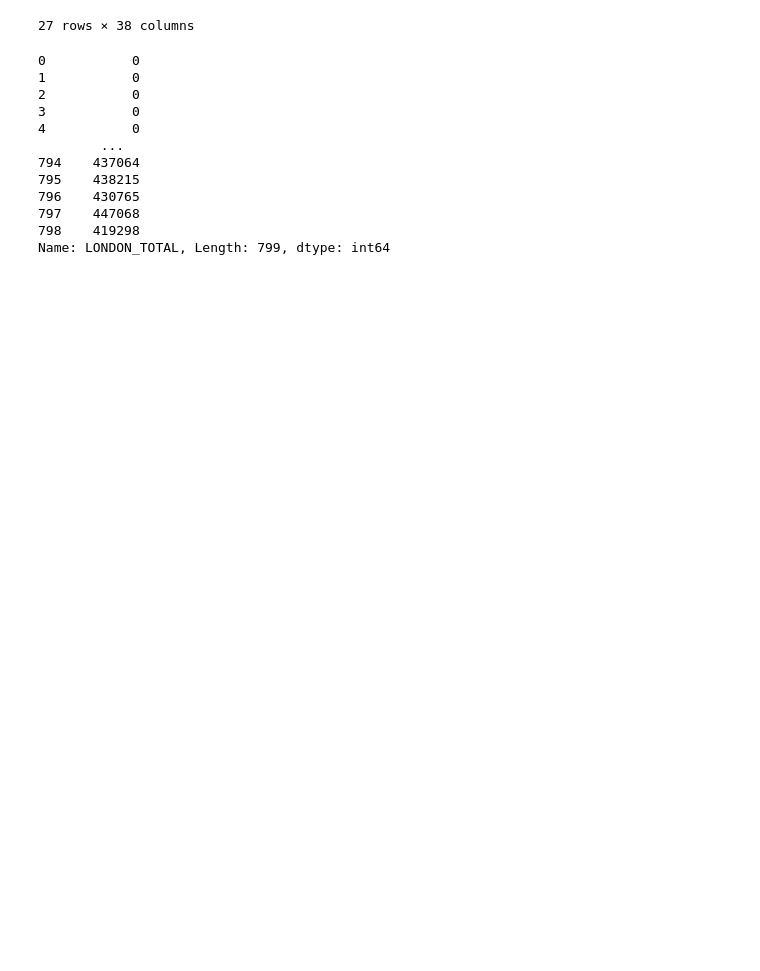
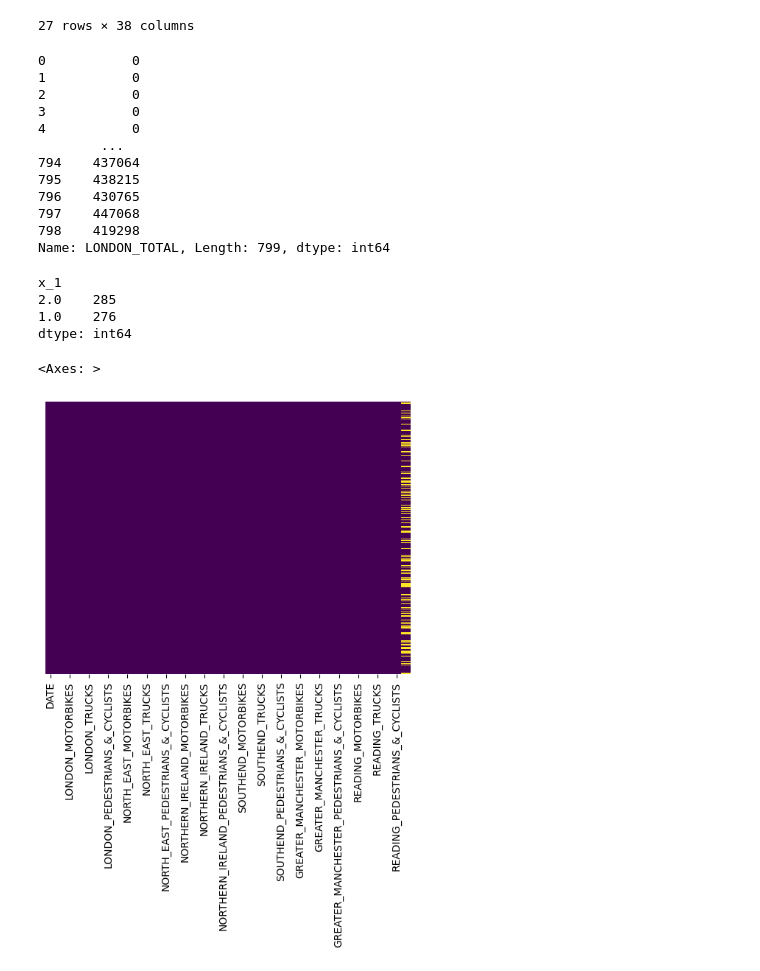
Before and after one commit to JoshMalcolm207/Python_Training_JoshRSA, a Jupyter notebook: training.ipynb, the cells around one changed output. Drawn from its saved outputs; the diff is of its cells as text; code cells hidden in the pictures; blank space fills up the shorter version.

```diff
--- a/training.ipynb
+++ b/training.ipynb
@@ -641,3 +631,33 @@ import matplotlib.pyplot as plt ##matplotlib package
 import seaborn as sns ## seaborn
 import plotly.express as px ## ploty package - interactive graphs
 %matplotlib inline
+# %%
+## adding a column which take values of either 1,2,NaN
+np.random.seed(4578)
+
+df['x_1'] = np.random.randint(1,4, size=len(df))
+
+
+condition_x_1 = [
+             df['x_1'] == 1,
+             df['x_1'] == 2,
+             df['x_1'] == 3
+             ]
+
+
+output_x_1 = [ 1, 2, np.NaN]
+
+
+df['x_1'] = np.select(condition_x_1, output_x_1, default=np.nan)
+
+df.value_counts('x_1')
+# %% [output]
+x_1
+2.0    285
+1.0    276
+dtype: int64
+# %%
+sns.heatmap(df.isnull(), yticklabels=False, cbar=False, cmap='viridis')
+# %% [output]
+<Axes: >
+[figure, added]
```
Also changed, not shown: parts of 26 cells of this notebook.
